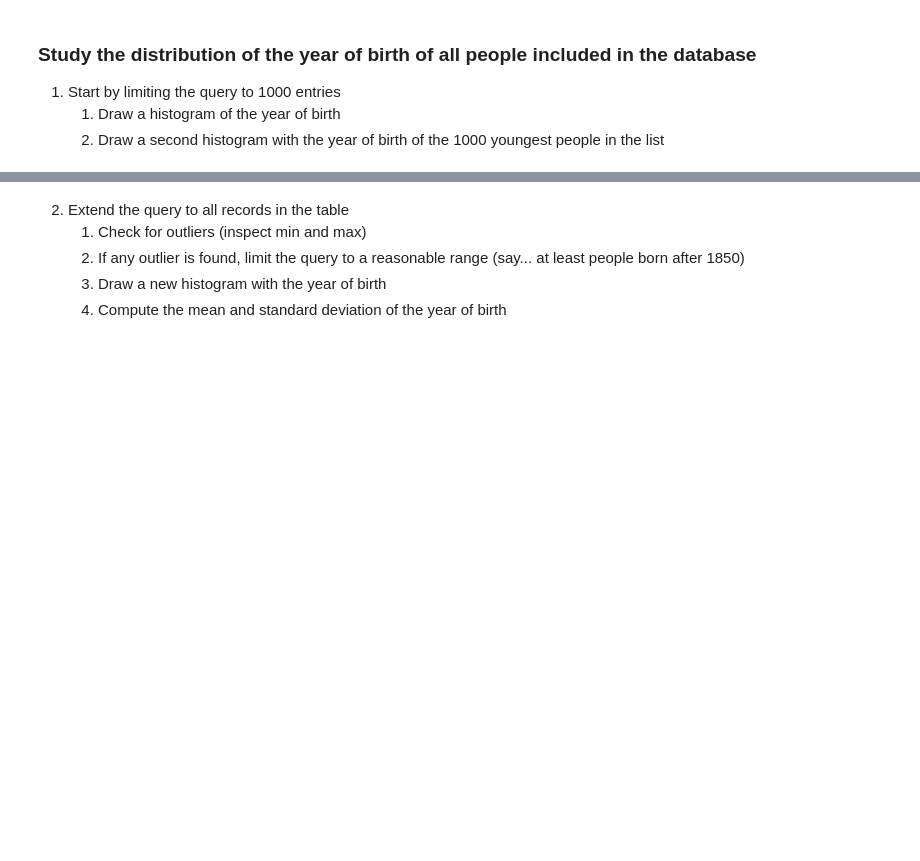
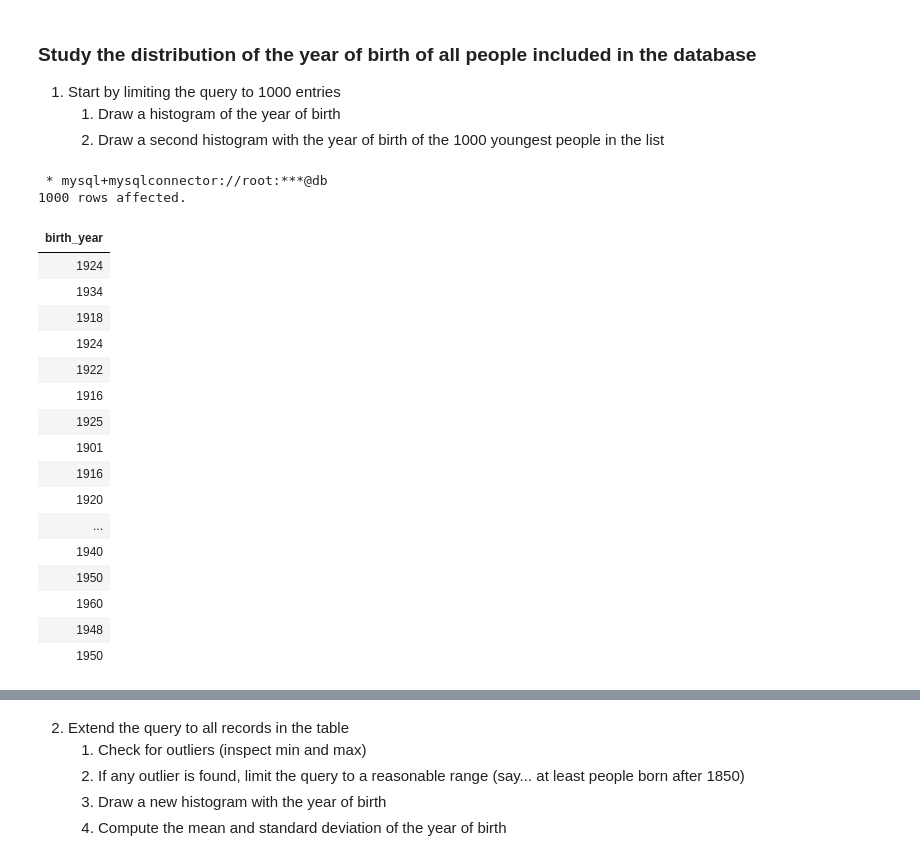
Before and after one commit to AmorosettiG/MAPD_B, a Jupyter notebook: mysql/notebooks/MySQL.ipynb, the cells around one changed output, grey strips where cells are left out. Cells and saved outputs as stored; diff of their text form; code cells hidden in the pictures; blank space fills up the shorter version.

```diff
--- a/mysql/notebooks/MySQL.ipynb
+++ b/mysql/notebooks/MySQL.ipynb
@@ -1768,5 +1862,28 @@ To start working with the IMDb database, we need to import it into our environme
 1. Start by limiting the query to 1000 entries
     1. Draw a histogram of the year of birth
     1. Draw a second histogram with the year of birth of the 1000 youngest people in the list
+# %%
+%%sql
+SELECT birth_year FROM Names_ LIMIT 1000;
+# %% [output]
+ * mysql+mysqlconnector://root:***@db
+1000 rows affected.
+| birth_year |
+| 1924 |
+| 1934 |
+| 1918 |
+| 1924 |
+| 1922 |
+| 1916 |
+| 1925 |
+| 1901 |
+| 1916 |
+| 1920 |
+| ... |
+| 1940 |
+| 1950 |
+| 1960 |
+| 1948 |
+| 1950 |
 # %%
 # 1.A
```
Also changed, not shown: parts of 26 cells of this notebook.
